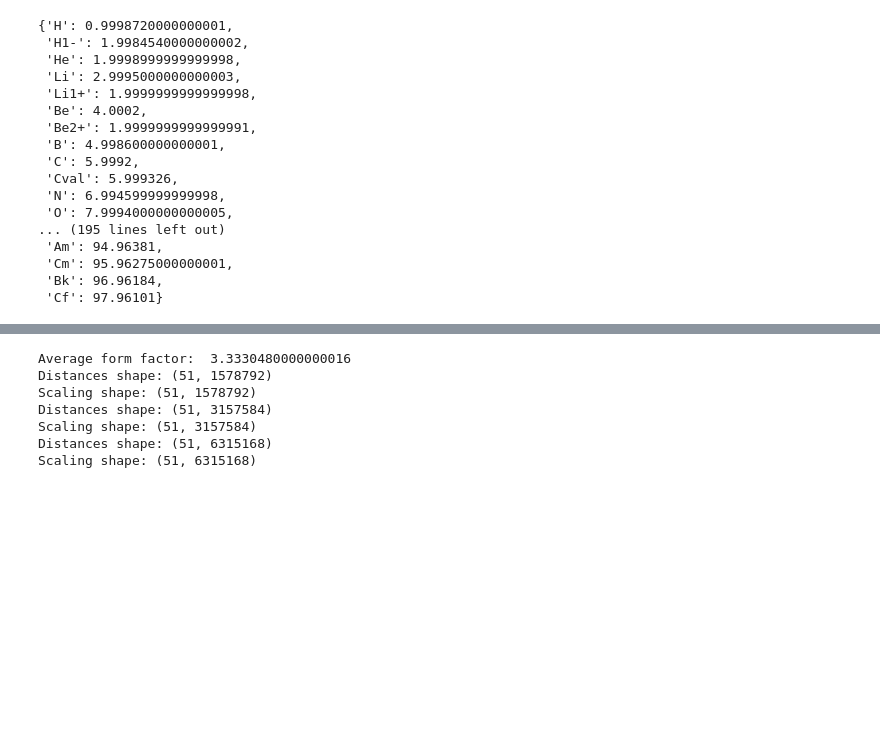
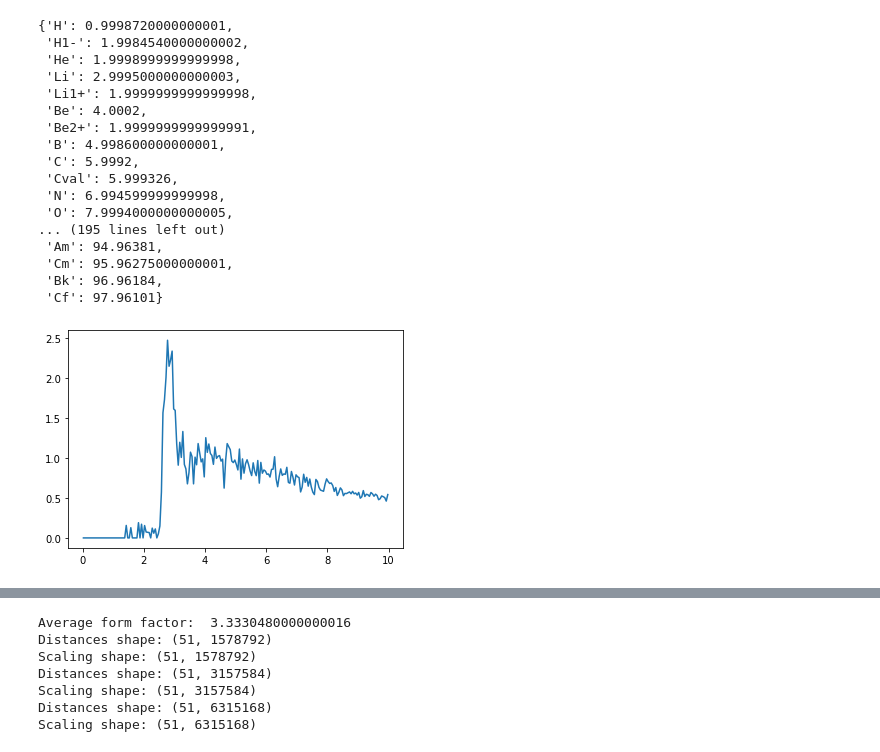
Before and after one commit to schwinns/polyamide-build, a Jupyter notebook: protonated/walls/L33A_33A_68A/hydration/testing/gromacs_water_box/rdfs/plot_water_rdfs.ipynb, the cells around one changed output, grey strips where cells are left out. Cells and saved outputs as stored; diff of their text form; code cells hidden in the pictures; blank space fills up the shorter version.

```diff
--- a/protonated/walls/L33A_33A_68A/hydration/testing/gromacs_water_box/rdfs/plot_water_rdfs.ipynb
+++ b/protonated/walls/L33A_33A_68A/hydration/testing/gromacs_water_box/rdfs/plot_water_rdfs.ipynb
@@ -80,7 +162,8 @@ form_factors
  'Cf': 97.96101}
 # %%
 def compute_rdf(traj, pairs, r_range=None, bin_width=0.005, n_bins=None,
-                periodic=True, opt=True, scaling_factors=None, avg_form_factor=None):
+                periodic=True, opt=True, scaling_factors=None, avg_form_factor=None, bulk_lims=None,
+               unitcell_vectors=None):
     """Compute radial distribution functions for pairs in every frame.
     Parameters
     ----------
@@ -122,9 +205,23 @@ def compute_rdf(traj, pairs, r_range=None, bin_width=0.005, n_bins=None,
     else:
         n_bins = int((r_range[1] - r_range[0]) / bin_width)
 
-    distances = compute_distances(traj, pairs, periodic=periodic, opt=opt)
-    g_r, edges = np.histogram(distances, range=r_range, bins=n_bins, weights=scaling_factors)
+    if unitcell_vectors is None:
+        distances = compute_distances(traj, pairs, periodic=periodic, opt=opt)
+    else:
+        distances = compute_distances_core(traj.xyz, pairs, unitcell_vectors=unitcell_vectors,
+                                           periodic=periodic,opt=opt)
+
+    if scaling_factors is not None:
+        g_r, edges = np.histogram(distances, range=r_range, bins=n_bins, weights=scaling_factors)
+    else:
+        g_r, edges = np.histogram(distances, range=r_range, bins=n_bins)
     r = 0.5 * (edges[1:] + edges[:-1])
+
+    if bulk_lims is not None:
+        unitcell_vol = traj.unitcell_volumes * ((bulk_lims[1] - bulk_lims[0]) / traj.unitcell_lengths[:,2])
+    else:
+        # print('\tDefaulting to scaling by full simulation cell...')
+        unitcell_vol = traj.unitcell_volumes
 
     # Normalize by volume of the spherical shell.
     # See discussion https://github.com/mdtraj/mdtraj/pull/724. There might be
@@ -133,7 +230,25 @@ def compute_rdf(traj, pairs, r_range=None, bin_width=0.005, n_bins=None,
     # of doing the calculations matches the implementation in other packages like
     # AmberTools' cpptraj and gromacs g_rdf.
     V = (4 / 3) * np.pi * (np.power(edges[1:], 3) - np.power(edges[:-1], 3))
-    norm = len(pairs) * np.sum(1.0 / traj.unitcell_volumes) * V
+    norm = len(pairs) * np.sum(1.0 / unitcell_vol) * V
     g_r = g_r.astype(np.float64) / norm  # From int64.
     return r, g_r
+# %%
+f = 0
+gro = './gro_files/output_' + str(f) + '.gro'
+t = md.load(gro, top=gro)
+top = t.topology
+
+O_idx = [atom.index for atom in top.atoms if atom.element.symbol == 'O']
+OO_pairs = []
+
+for i in O_idx:
+    for j in O_idx:
+        if i != j:
+            OO_pairs.append([i,j])
+
+r_OO, g_OO = compute_rdf(t, OO_pairs, periodic=True)
+plt.plot(r_OO*10, g_OO, label='Periodic');
+# %% [output]
+[figure, added]
 # %%
```
Also changed, not shown: parts of 4 cells of this notebook, 58 other files.
